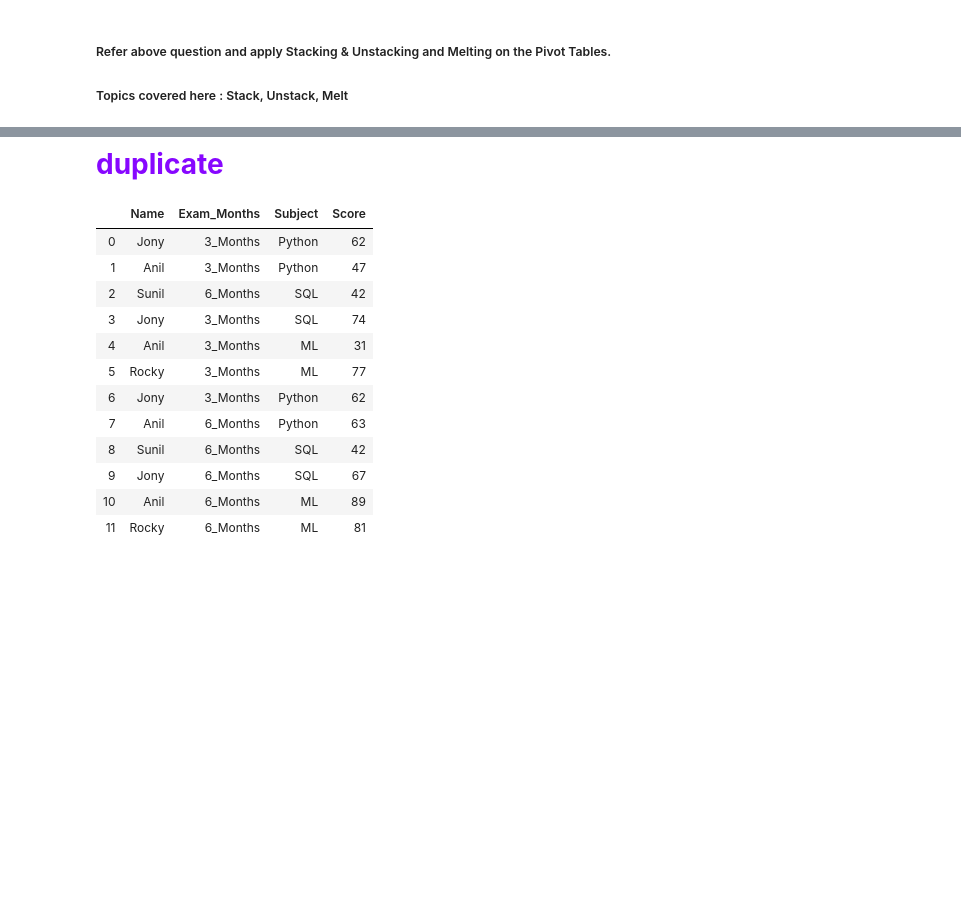
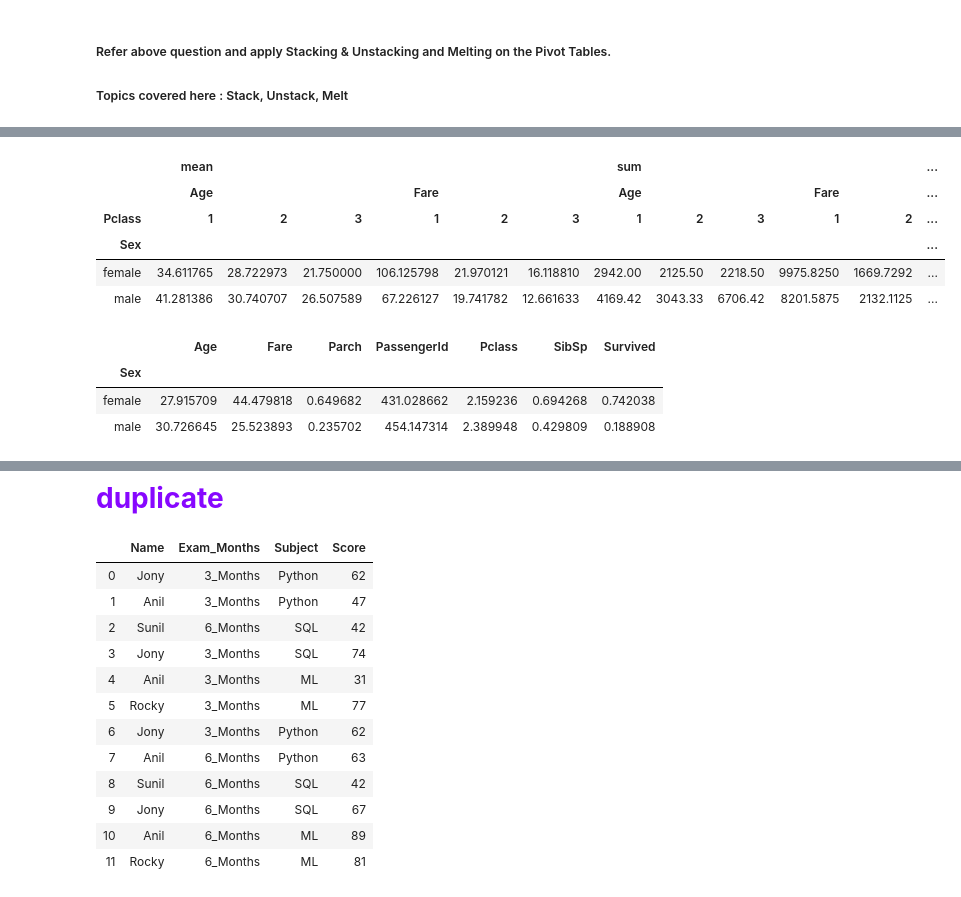
Before and after one commit to aritradutta002/Numpy_Pandas_Visualisations, a Jupyter notebook: LI-day2.ipynb, the cells around one changed output, grey strips where cells are left out. Cells and saved outputs as stored; diff of their text form; code cells hidden in the pictures; blank space fills up the shorter version.

```diff
--- a/LI-day2.ipynb
+++ b/LI-day2.ipynb
@@ -680,0 +781,2 @@ pd.pivot_table(df, index=['Name','Subject'], aggfunc='sum')
+# %%
+pt1=pd.pivot_table(titanic,index=['Sex','Pclass'],values=['Age','Fare'],aggfunc=['mean','sum'])
@@ -683,0 +912,16 @@ pd.pivot_table(df, index=['Name','Subject'], aggfunc='sum')
+# %%
+pt1.unstack()     #picking up last level index and making it as the last level column
+# %% [output]
+|  | mean |  |  |  |  |  | sum |  |  |  |  | ... |
+|  | Age |  |  | Fare |  |  | Age |  |  | Fare |  | ... |
+| Pclass | 1 | 2 | 3 | 1 | 2 | 3 | 1 | 2 | 3 | 1 | 2 | ... |
+| Sex |  |  |  |  |  |  |  |  |  |  |  | ... |
+| female | 34.611765 | 28.722973 | 21.750000 | 106.125798 | 21.970121 | 16.118810 | 2942.00 | 2125.50 | 2218.50 | 9975.8250 | 1669.7292 | ... |
+| male | 41.281386 | 30.740707 | 26.507589 | 67.226127 | 19.741782 | 12.661633 | 4169.42 | 3043.33 | 6706.42 | 8201.5875 | 2132.1125 | ... |
+# %%
+pt
+# %% [output]
+|  | Age | Fare | Parch | PassengerId | Pclass | SibSp | Survived |
+| Sex |  |  |  |  |  |  |  |
+| female | 27.915709 | 44.479818 | 0.649682 | 431.028662 | 2.159236 | 0.694268 | 0.742038 |
+| male | 30.726645 | 25.523893 | 0.235702 | 454.147314 | 2.389948 | 0.429809 | 0.188908 |
```
Also changed, not shown: parts of 29 cells of this notebook.
